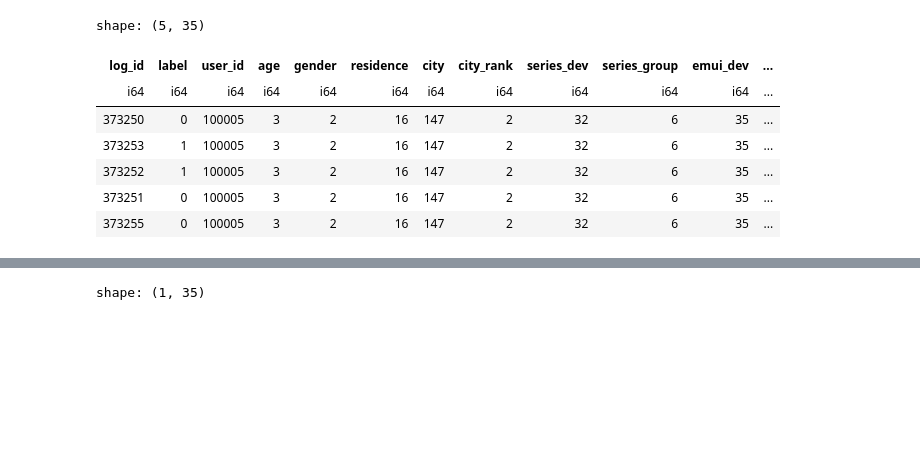
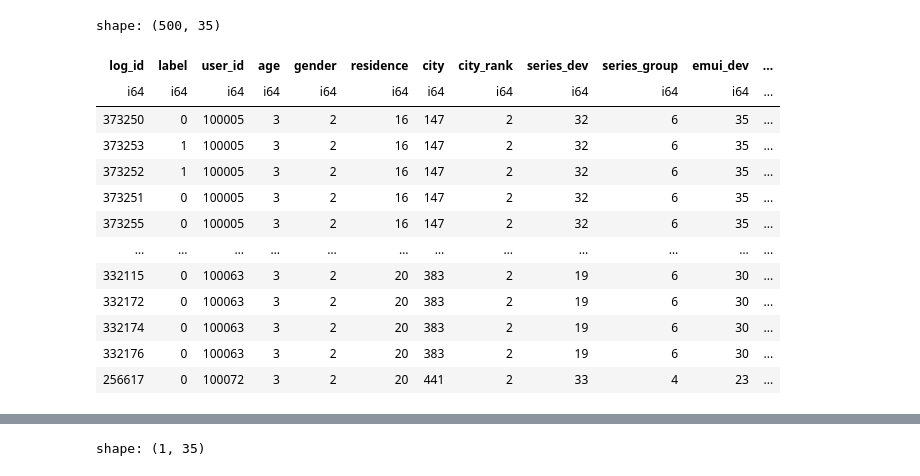
Before and after one commit to Amazing-Team-Name/data-modeling, a Jupyter notebook: main.ipynb, the cells around one changed output, grey strips where cells are left out. Cells and saved outputs as stored; diff of their text form; code cells hidden in the pictures; blank space fills up the shorter version.

```diff
--- a/main.ipynb
+++ b/main.ipynb
@@ -38,12 +44,18 @@ feed_data = feed_data.rename({ "u_userId": "user_id" })
 # %%
-ad_data.head().collect()
+ad_data.fetch()
 # %% [output]
-shape: (5, 35)
+shape: (500, 35)
 | log_id | label | user_id | age | gender | residence | city | city_rank | series_dev | series_group | emui_dev | ... |
 | i64 | i64 | i64 | i64 | i64 | i64 | i64 | i64 | i64 | i64 | i64 | ... |
 | 373250 | 0 | 100005 | 3 | 2 | 16 | 147 | 2 | 32 | 6 | 35 | ... |
 | 373253 | 1 | 100005 | 3 | 2 | 16 | 147 | 2 | 32 | 6 | 35 | ... |
 | 373252 | 1 | 100005 | 3 | 2 | 16 | 147 | 2 | 32 | 6 | 35 | ... |
 | 373251 | 0 | 100005 | 3 | 2 | 16 | 147 | 2 | 32 | 6 | 35 | ... |
 | 373255 | 0 | 100005 | 3 | 2 | 16 | 147 | 2 | 32 | 6 | 35 | ... |
+| … | … | … | … | … | … | … | … | … | … | … | ... |
+| 332115 | 0 | 100063 | 3 | 2 | 20 | 383 | 2 | 19 | 6 | 30 | ... |
+| 332172 | 0 | 100063 | 3 | 2 | 20 | 383 | 2 | 19 | 6 | 30 | ... |
+| 332174 | 0 | 100063 | 3 | 2 | 20 | 383 | 2 | 19 | 6 | 30 | ... |
+| 332176 | 0 | 100063 | 3 | 2 | 20 | 383 | 2 | 19 | 6 | 30 | ... |
+| 256617 | 0 | 100072 | 3 | 2 | 20 | 441 | 2 | 33 | 4 | 23 | ... |
 # %%
```
Also changed, not shown: parts of 56 cells of this notebook, 10 other files.
